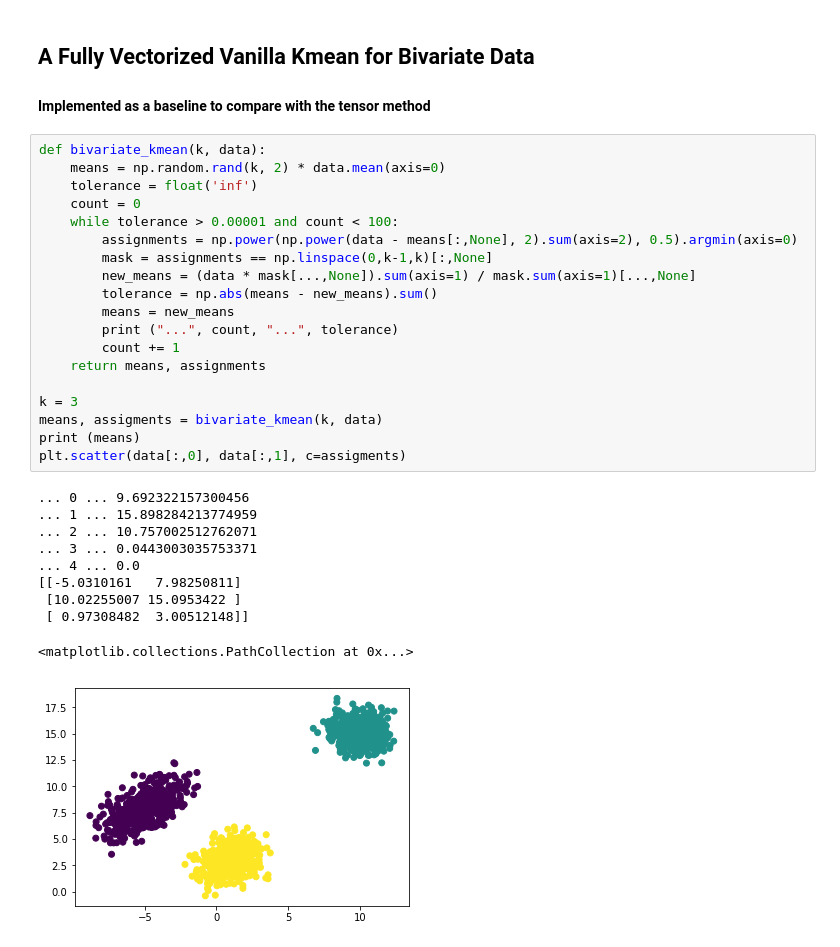
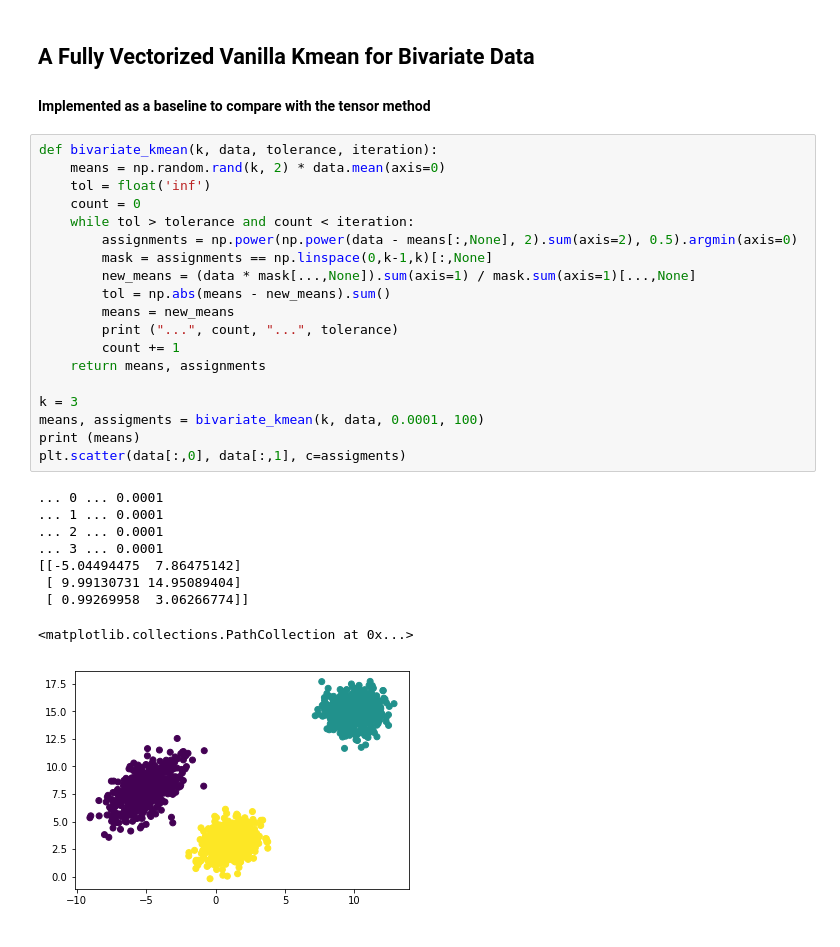
Before and after one commit to brianFruit/tensordecompositionclustering, a Jupyter notebook: cluster_by_tensor_decomposition.ipynb, the cells around one changed output. Drawn from its saved outputs; the diff is of its cells as text.

```diff
--- a/cluster_by_tensor_decomposition.ipynb
+++ b/cluster_by_tensor_decomposition.ipynb
@@ -22,32 +22,31 @@ plt.scatter(data[:,0], data[:,1])
 ## A Fully Vectorized Vanilla Kmean for Bivariate Data
 #### Implemented as a baseline to compare with the tensor method
 # %%
-def bivariate_kmean(k, data):
+def bivariate_kmean(k, data, tolerance, iteration):
     means = np.random.rand(k, 2) * data.mean(axis=0)
-    tolerance = float('inf')
+    tol = float('inf')
     count = 0
-    while tolerance > 0.00001 and count < 100:
+    while tol > tolerance and count < iteration:
         assignments = np.power(np.power(data - means[:,None], 2).sum(axis=2), 0.5).argmin(axis=0)
         mask = assignments == np.linspace(0,k-1,k)[:,None]
         new_means = (data * mask[...,None]).sum(axis=1) / mask.sum(axis=1)[...,None]
-        tolerance = np.abs(means - new_means).sum()
+        tol = np.abs(means - new_means).sum()
         means = new_means
         print ("...", count, "...", tolerance)
         count += 1
     return means, assignments
 
 k = 3
-means, assigments = bivariate_kmean(k, data)
+means, assigments = bivariate_kmean(k, data, 0.0001, 100)
 print (means)
 plt.scatter(data[:,0], data[:,1], c=assigments)
 # %% [output]
-... 0 ... 9.692322157300456
-... 1 ... 15.898284213774959
-... 2 ... 10.757002512762071
-... 3 ... 0.0443003035753371
-... 4 ... 0.0
-[[-5.0310161   7.98250811]
- [10.02255007 15.0953422 ]
- [ 0.97308482  3.00512148]]
+... 0 ... 0.0001
+... 1 ... 0.0001
+... 2 ... 0.0001
+... 3 ... 0.0001
+[[-5.04494475  7.86475142]
+ [ 9.99130731 14.95089404]
+ [ 0.99269958  3.06266774]]
 <matplotlib.collections.PathCollection at 0x...>
-[figure, old version]
+[figure, new version]
```
Also changed, not shown: parts of 1 cell of this notebook.
